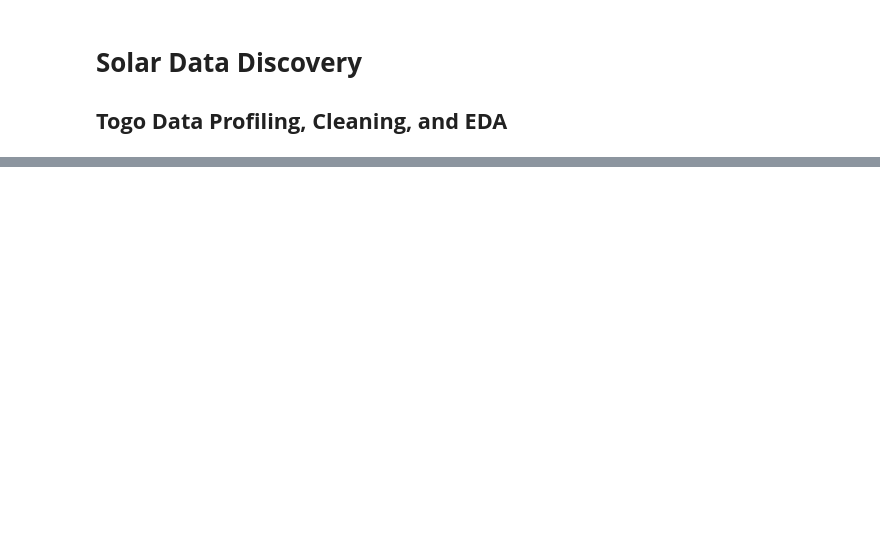
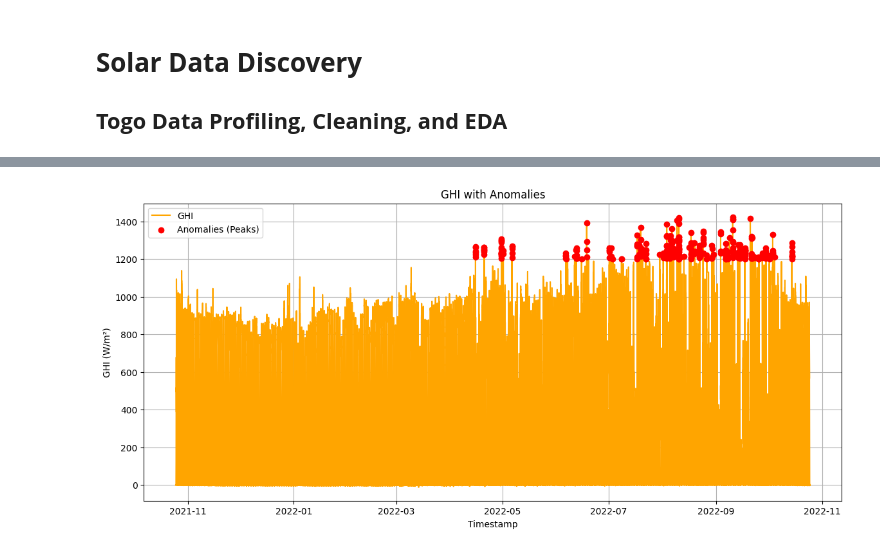
Before and after one commit to wondifraw/solar-challenge-week1, a Jupyter notebook: notebooks/togo_eda.ipynb, the cells around one changed output, grey strips where cells are left out. Saved outputs shown, nothing was run; the diff lists cells and outputs as text; code cells hidden in the pictures; blank space fills up the shorter version.

```diff
--- a/notebooks/togo_eda.ipynb
+++ b/notebooks/togo_eda.ipynb
@@ -689,0 +142,4 @@ plt.show()
+# %%
+detect_anomalies(cleaned_df)
+# %% [output]
+[figure, added]
```
Also changed, not shown: parts of 91 cells of this notebook, 1 other file.
